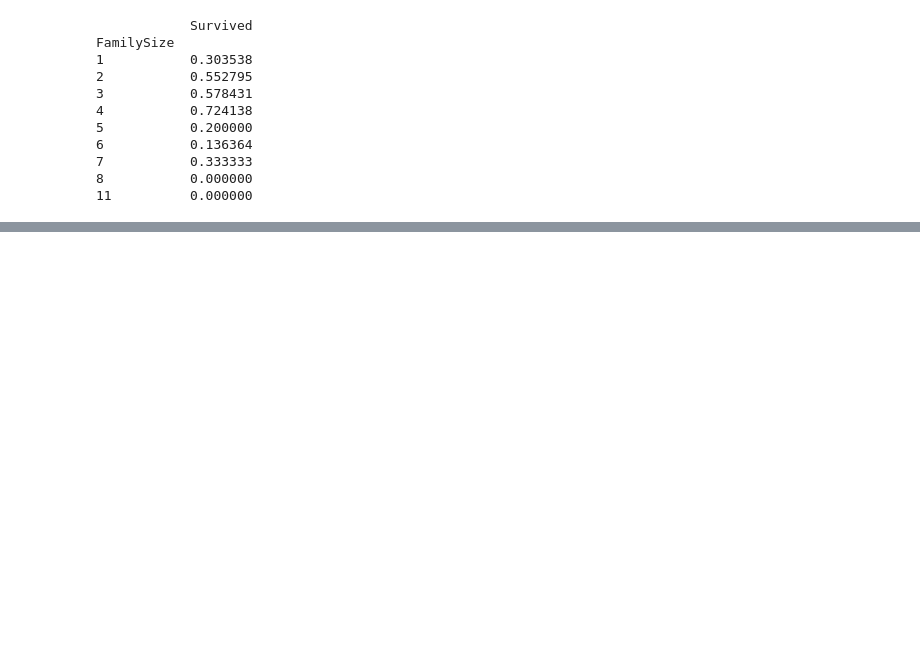
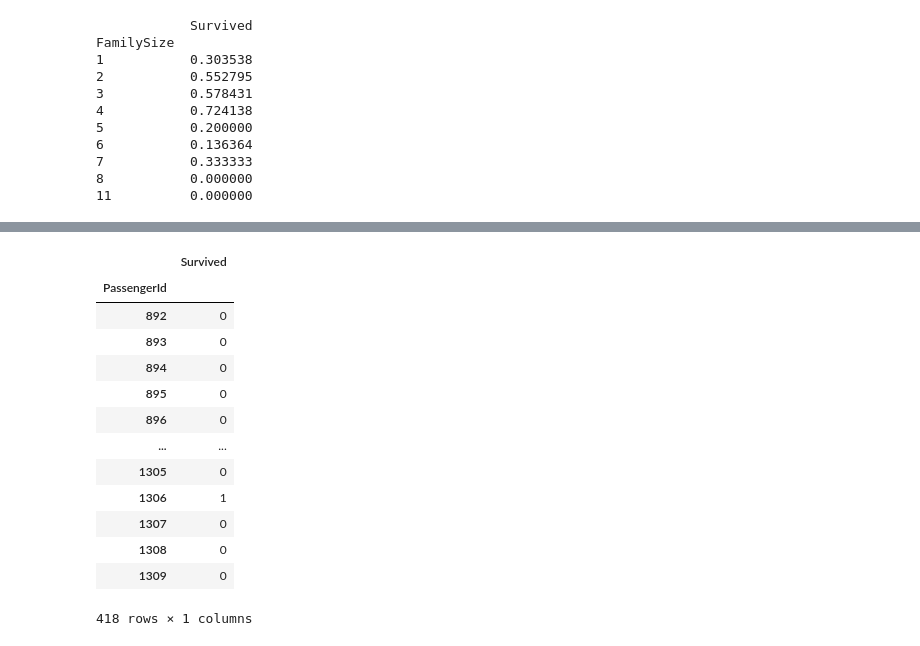
Before and after one commit to waredjeb/MLCheatSheet, a Jupyter notebook: Kaggle/titanic/titanic.ipynb, the cells around one changed output, grey strips where cells are left out. Saved outputs shown, nothing was run; the diff lists cells and outputs as text; code cells hidden in the pictures; blank space fills up the shorter version.

```diff
--- a/Kaggle/titanic/titanic.ipynb
+++ b/Kaggle/titanic/titanic.ipynb
@@ -120,0 +278,28 @@ DecilesFare
+# %%
+classifier = RandomForestClassifier()
+train = (train.values).astype(int)
+test = (test.values).astype(int)
+classifier.fit(train[:,1:], train[:, 0])
+result = classifier.predict(test)
+# %%
+d = {"PassengerId": full[1].PassengerId, "Survived": result}
+submit = pd.DataFrame(d)
+submit = submit.set_index('PassengerId')
+submit.to_csv('./output/submission.csv')
+# %%
+submit
+# %% [output]
+|  | Survived |
+| PassengerId |  |
+| 892 | 0 |
+| 893 | 0 |
+| 894 | 0 |
+| 895 | 0 |
+| 896 | 0 |
+| ... | ... |
+| 1305 | 0 |
+| 1306 | 1 |
+| 1307 | 0 |
+| 1308 | 0 |
+| 1309 | 0 |
+418 rows × 1 columns
```
Also changed, not shown: parts of 12 cells of this notebook.
